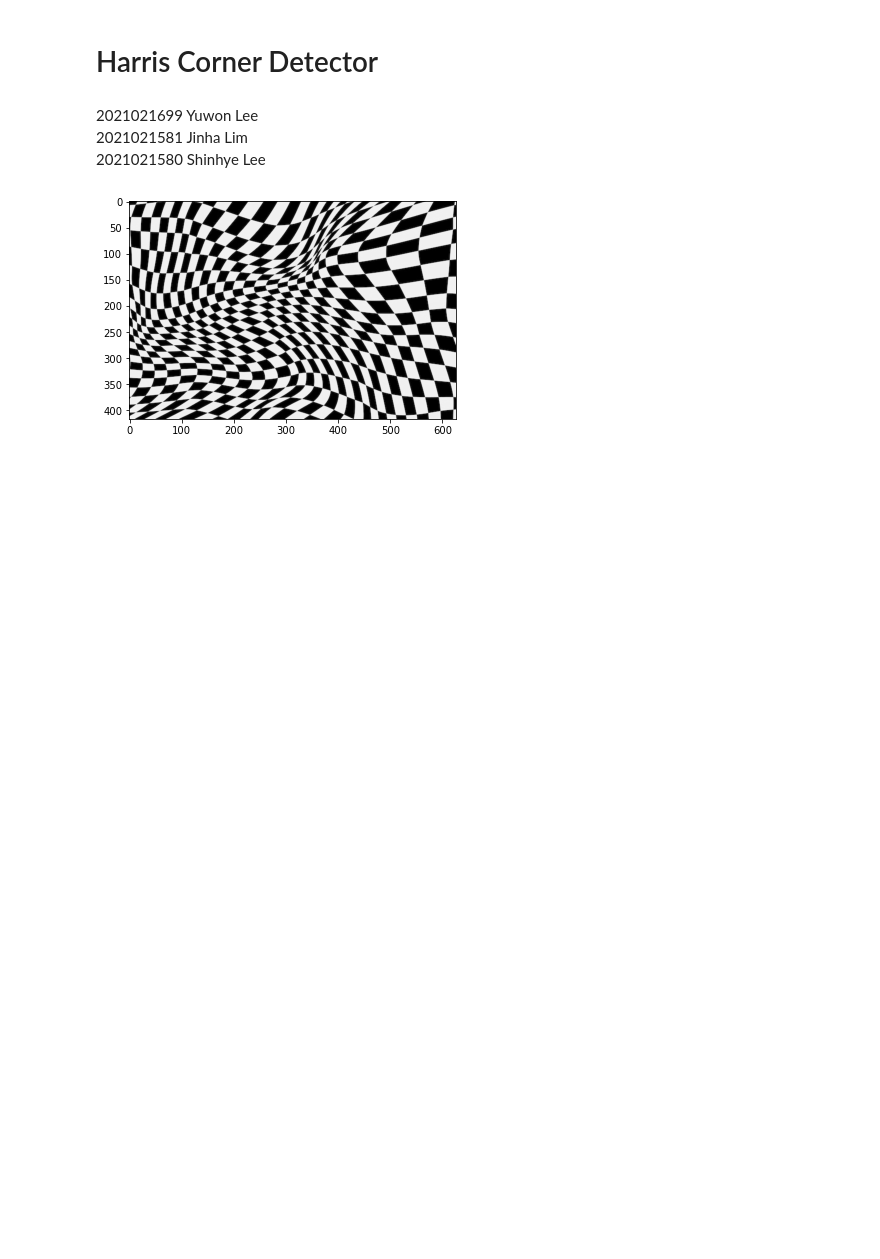
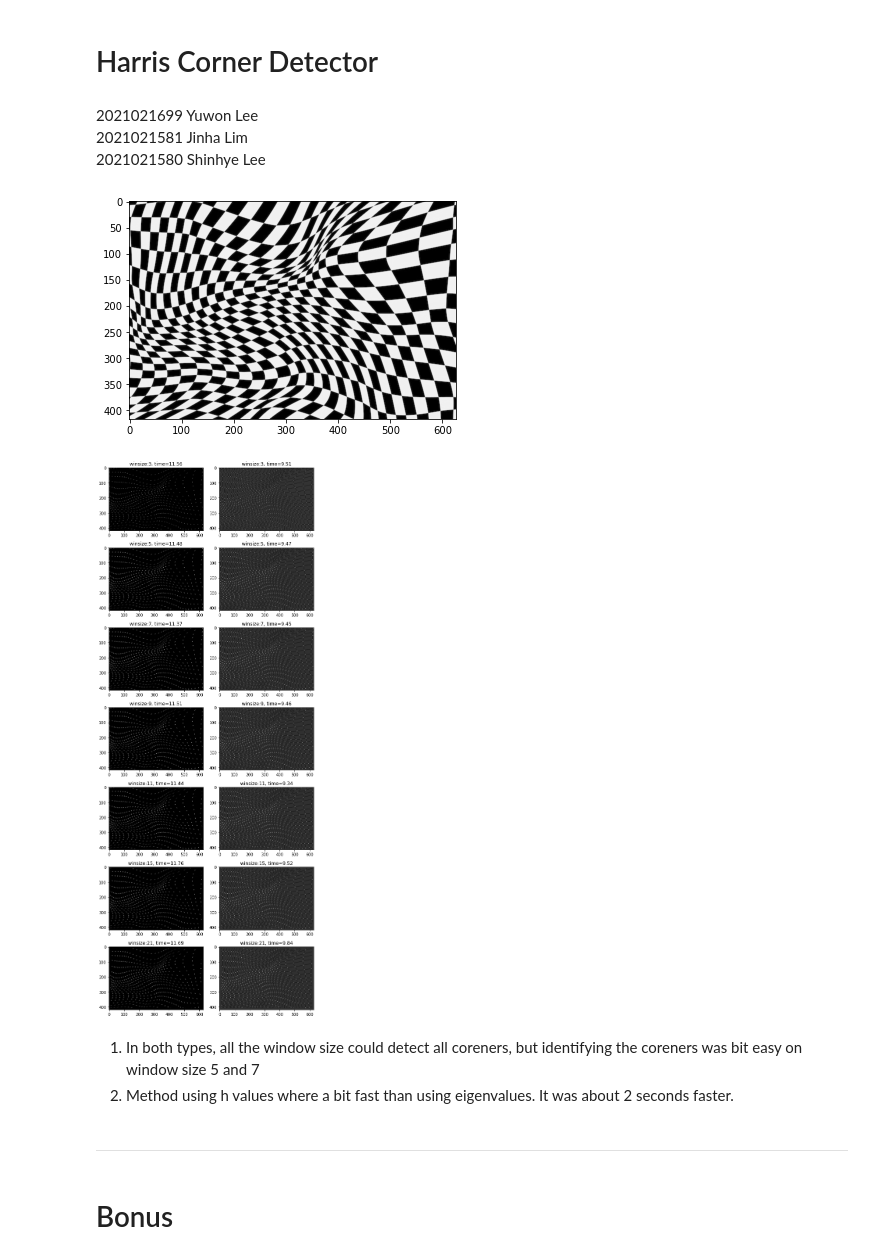
Before and after one commit to 2U1/ComputerVision, a Jupyter notebook: Assignment3/corners.ipynb, the cells around one changed output. Saved outputs shown, nothing was run; the diff lists cells and outputs as text; code cells hidden in the pictures; blank space fills up the shorter version.

```diff
--- a/Assignment3/corners.ipynb
+++ b/Assignment3/corners.ipynb
@@ -66,11 +66,10 @@ def cornerDetec(img, winSize=7, type=0):
     corner_strength = np.zeros((h,w))
 
     if type == 0:
-        k = 0.04
         for idx_h in range(h):
             for idx_w in range(w):
                 ev = np.linalg.eigvals(H[idx_h, idx_w, :, :])
-                corner_strength[idx_h][idx_w] = ev[0] * ev[1] - (k * ((ev[0] + ev[1])**2))
+                corner_strength[idx_h][idx_w] = np.min(ev)
     elif type == 1:
         k = 0.04
         for idx_h in range(h):
@@ -98,0 +107,16 @@ plt.show()
+# %%
+time_e3, result_e3 = evaluate_time(img, 3, 0)
+time_e5, result_e5 = evaluate_time(img, 5, 0)
+time_e7, result_e7 = evaluate_time(img, 7, 0)
+time_e9, result_e9 = evaluate_time(img, 9, 0)
+time_e11, result_e11 = evaluate_time(img, 11, 0)
+time_e15, result_e15 = evaluate_time(img, 15, 0)
+time_e21, result_e21 = evaluate_time(img, 21, 0)
+# %%
+time_h3, result_h3 = evaluate_time(img, 3, 1)
+time_h5, result_h5 = evaluate_time(img, 5, 1)
+time_h7, result_h7 = evaluate_time(img, 7, 1)
+time_h9, result_h9 = evaluate_time(img, 9, 1)
+time_h11, result_h11 = evaluate_time(img, 11, 1)
+time_h15, result_h15 = evaluate_time(img, 15, 1)
+time_h21, result_h21 = evaluate_time(img, 21, 1)
@@ -98,0 +161,58 @@ plt.show()
+# %%
+fig, ax = plt.subplots(7,2, figsize=(8,20))
+fig.tight_layout()
+
+ax[0, 0].imshow(result_e3, cmap='gray')
+ax[0, 1].imshow(result_h3, cmap='gray')
+
+ax[1, 0].imshow(result_e5, cmap='gray')
+ax[1, 1].imshow(result_h5, cmap='gray')
+
+ax[2, 0].imshow(result_e7, cmap='gray')
+ax[2, 1].imshow(result_h7, cmap='gray')
+
+ax[3, 0].imshow(result_e9, cmap='gray')
+ax[3, 1].imshow(result_h9, cmap='gray')
+
+ax[4, 0].imshow(result_e11, cmap='gray')
+ax[4, 1].imshow(result_h11, cmap='gray')
+
+ax[5, 0].imshow(result_e15, cmap='gray')
+ax[5, 1].imshow(result_h15, cmap='gray')
+
+ax[6, 0].imshow(result_e21, cmap='gray')
+ax[6, 1].imshow(result_h21, cmap='gray')
+
+
+ax[0, 0].set_title("winsize:3, time={}".format(time_e3))
+ax[0, 1].set_title("winsize:3, time={}".format(time_h3))
+
+ax[1, 0].set_title("winsize:5, time={}".format(time_e5))
+ax[1, 1].set_title("winsize:5, time={}".format(time_h5))
+
+ax[2, 0].set_title("winsize:7, time={}".format(time_e7))
+ax[2, 1].set_title("winsize:7, time={}".format(time_h7))
+
+ax[3, 0].set_title("winsize:9, time={}".format(time_e9))
+ax[3, 1].set_title("winsize:9, time={}".format(time_h9))
+
+ax[4, 0].set_title("winsize:11, time={}".format(time_e11))
+ax[4, 1].set_title("winsize:11, time={}".format(time_h11))
+
+ax[5, 0].set_title("winsize:15, time={}".format(time_e15))
+ax[5, 1].set_title("winsize:15, time={}".format(time_h15))
+
+ax[6, 0].set_title("winsize:21, time={}".format(time_e21))
+ax[6, 1].set_title("winsize:21, time={}".format(time_h21))
+
+
+plt.show()
+# %% [output]
+[figure, added]
+# %% [markdown]
+1. In both types, all the window size could detect all coreners, but identifying the coreners was bit easy on window size 5 and 7
+2. Method using h values where a bit fast than using eigenvalues. It was about 2 seconds faster.
+# %% [markdown]
+---
+# %% [markdown]
+# Bonus
```
Also changed, not shown: parts of 7 cells of this notebook, 1 other file.
